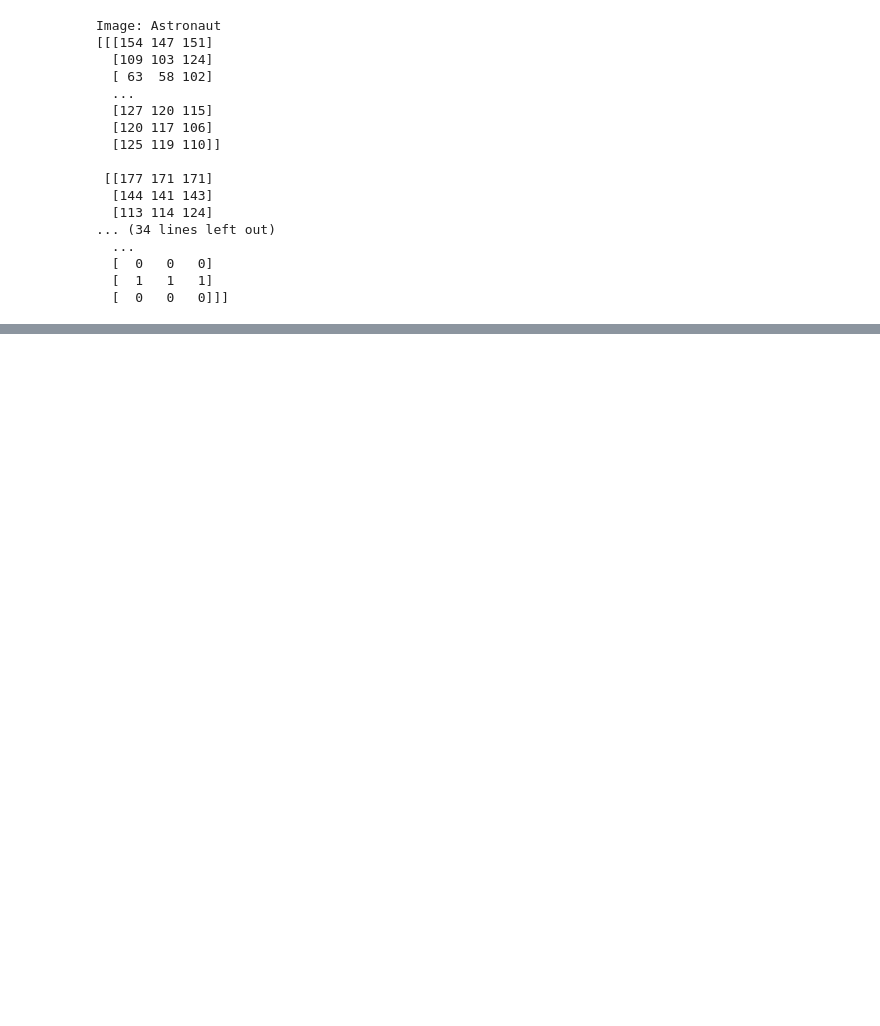
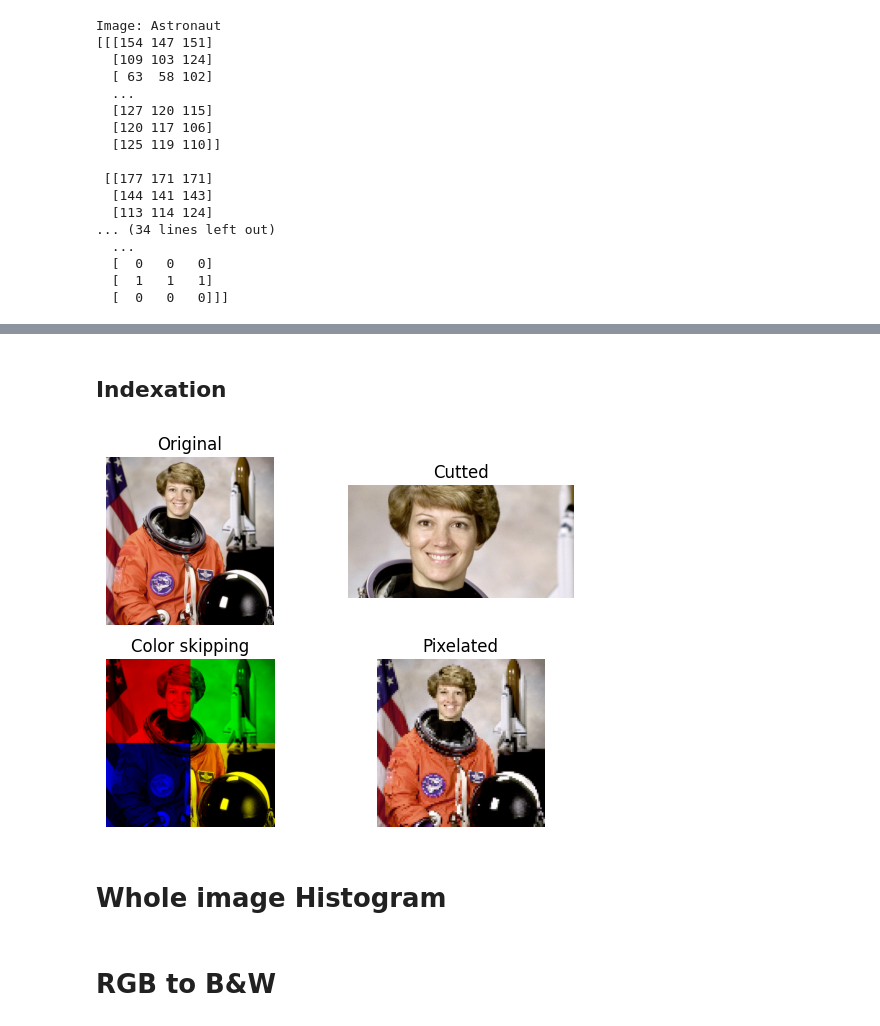
Before and after one commit to Tommy1908/ERV-CC, a Jupyter notebook: 01_Basics/03_color.ipynb, the cells around one changed output, grey strips where cells are left out. Drawn from its saved outputs; the diff is of its cells as text; code cells hidden in the pictures; blank space fills up the shorter version.

Commit message:
added indexation example

```diff
--- a/01_Basics/03_color.ipynb
+++ b/01_Basics/03_color.ipynb
@@ -67,0 +252,53 @@ plt.show()
+# %% [markdown]
+## Indexation
+# %%
+# start: 0 | end: size | step: 1
+# This is a reference to the original image
+
+### Original
+fig, ax = plt.subplots(2,2)
+ax[0][0].axis("off")
+ax[0][0].set_title("Original")
+ax[0][0].imshow(img_astronaut)
+
+### Cut
+cut = img_astronaut[50:200, 100:400]
+ax[0][1].axis("off")
+ax[0][1].set_title("Cutted")
+ax[0][1].imshow(cut)
+
+### Color mix
+color_mix = img_astronaut.copy()
+h, w, _ = color_mix.shape
+mid_h, mid_w = h // 2, w // 2
+
+#Top Left red, turn off channel 1,2
+color_mix[:mid_h, :mid_w, 1:] = 0
+
+# Top Right green, turn off channel 0,2
+color_mix[:mid_h, mid_w:, 0] = 0
+color_mix[:mid_h, mid_w:, 2] = 0
+
+# Bottom Left blue, turn off 0,1
+color_mix[mid_h:, :mid_w, :2] = 0
+
+# Bottom Right Red+Green -> Turn off blue
+color_mix[mid_h:, mid_w:, 2] = 0
+
+ax[1][0].axis("off")
+ax[1][0].set_title("Color skipping")
+ax[1][0].imshow(color_mix)
+
+### Pixelated
+pixelated = img_astronaut[::5, ::5]
+ax[1][1].axis("off")
+ax[1][1].set_title("Pixelated")
+ax[1][1].imshow(pixelated)
+
+plt.show()
+# %% [output]
+[figure, added]
+# %% [markdown]
+# Whole image Histogram
+# %% [markdown]
+# RGB to B&W
```
Also changed, not shown: parts of 5 cells of this notebook.
